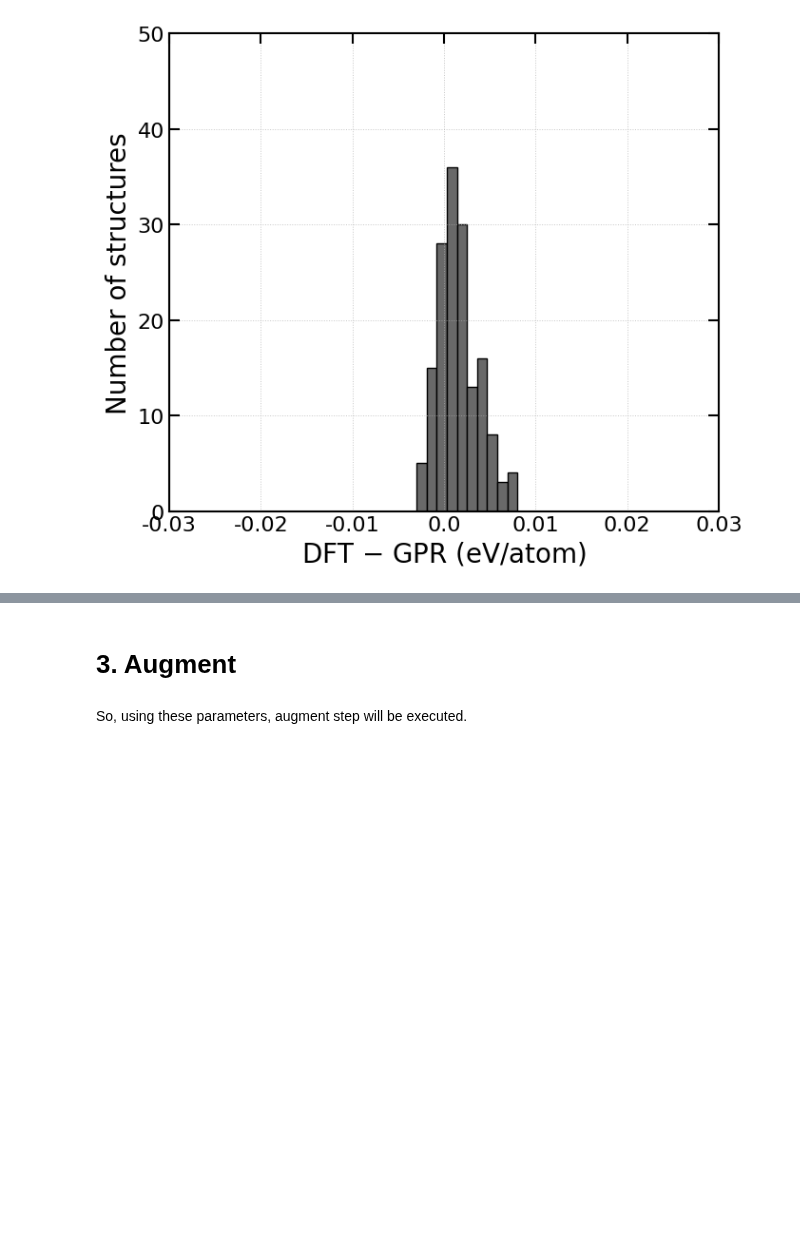
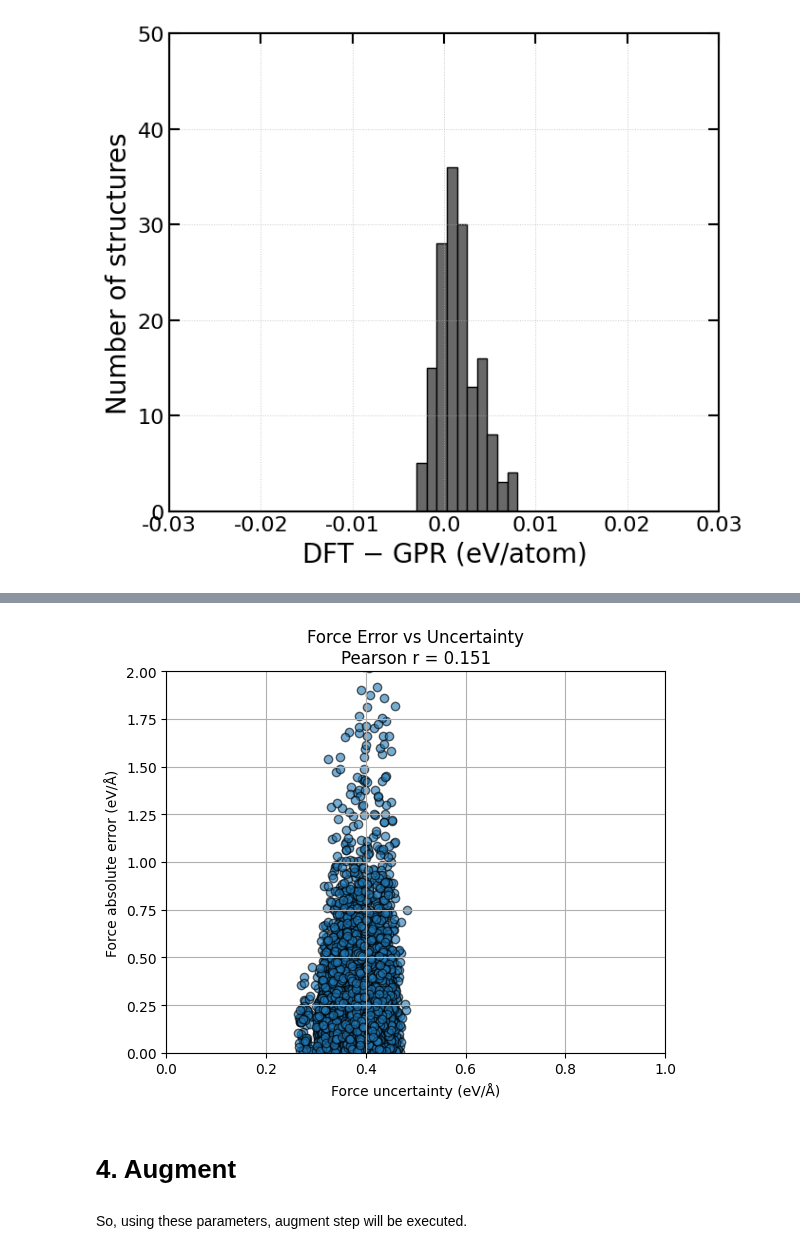
Before and after one commit to atomisticnet/aenet-gpr, a Jupyter notebook: tutorial/tutorial_2_EC-EC.ipynb, the cells around one changed output, grey strips where cells are left out. Saved outputs shown, nothing was run; the diff lists cells and outputs as text; code cells hidden in the pictures; blank space fills up the shorter version.

```diff
--- a/tutorial/tutorial_2_EC-EC.ipynb
+++ b/tutorial/tutorial_2_EC-EC.ipynb
@@ -264,5 +290,24 @@ plt.show()
+# %%
+# --- Force error vs uncertainty ---
+force_error = np.abs(force_test_gpr - force_test_reference).reshape(-1)
+unc_f = unc_f_test_gpr.reshape(-1)
+
+r_force, _ = pearsonr(force_error, unc_f)
+
+plt.figure(figsize=(6, 5))
+plt.scatter(unc_f, force_error, alpha=0.6, edgecolors='k')
+plt.xlabel("Force uncertainty (eV/Å)")
+plt.ylabel("Force absolute error (eV/Å)")
+plt.title(f"Force Error vs Uncertainty\nPearson r = {r_force:.3f}")
+plt.grid(True)
+plt.xlim(0.0, 1.0)
+plt.ylim(0, 2.0)
+plt.tight_layout()
+plt.show()
+# %% [output]
+[figure, added]
 # %% [markdown]
-# 3. Augment
+# 4. Augment
 # %% [markdown]
 So, using these parameters, augment step will be executed.
 # %%
```
Also changed, not shown: parts of 12 cells of this notebook, 5 other files.
